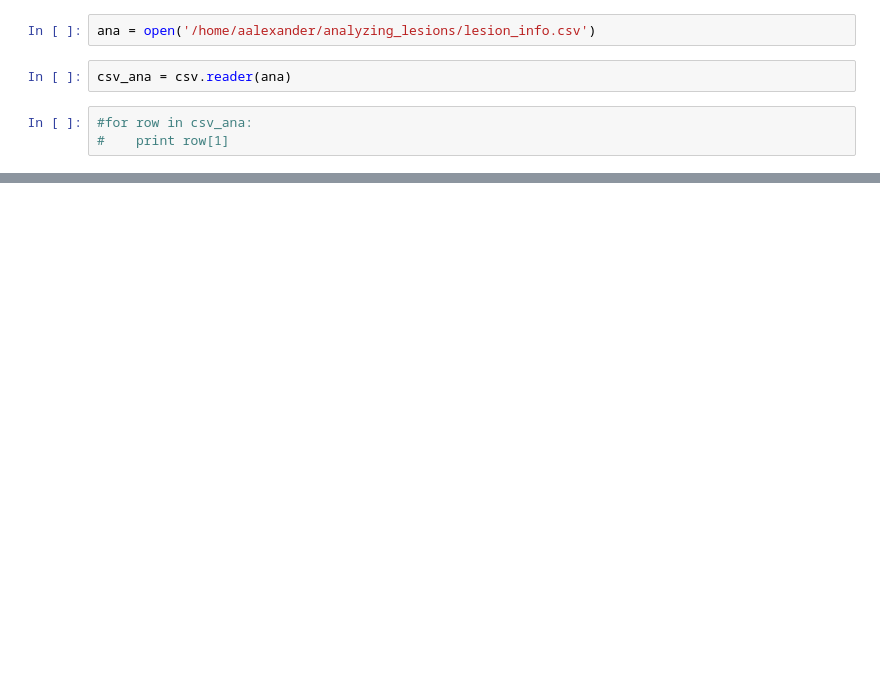
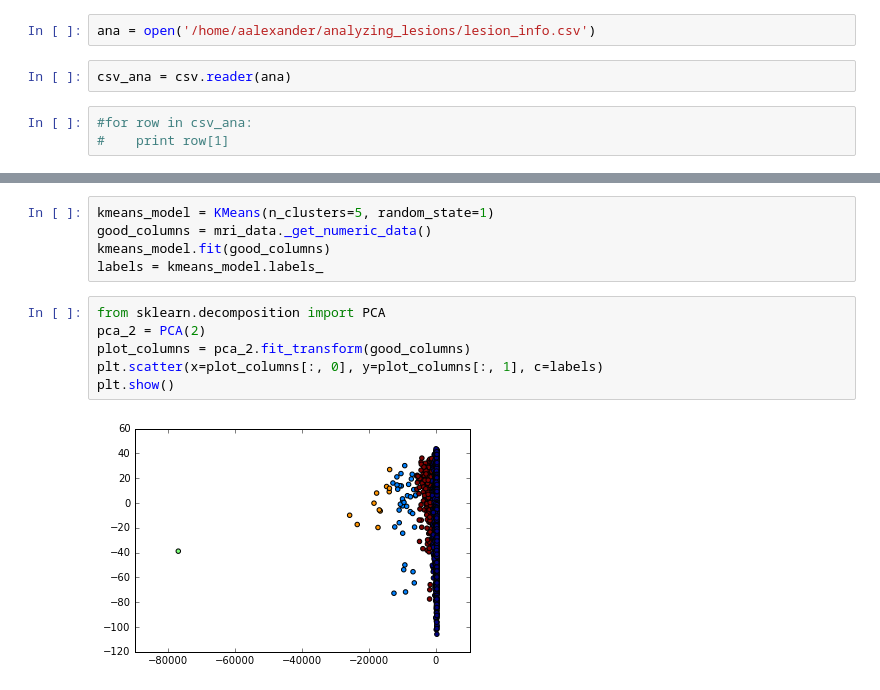
Before and after one commit to AmberMonique/stats, a Jupyter notebook: stats_notebook.ipynb, the cells around one changed output, grey strips where cells are left out. Drawn from its saved outputs; the diff is of its cells as text; blank space fills up the shorter version.

```diff
--- a/stats_notebook.ipynb
+++ b/stats_notebook.ipynb
@@ -196,0 +229,13 @@ AttributeError: '_csv.reader' object has no attribute 'load_digits'
+# %%
+kmeans_model = KMeans(n_clusters=5, random_state=1)
+good_columns = mri_data._get_numeric_data()
+kmeans_model.fit(good_columns)
+labels = kmeans_model.labels_
+# %%
+from sklearn.decomposition import PCA
+pca_2 = PCA(2)
+plot_columns = pca_2.fit_transform(good_columns)
+plt.scatter(x=plot_columns[:, 0], y=plot_columns[:, 1], c=labels)
+plt.show()
+# %% [output]
+[figure, added]
```
Also changed, not shown: parts of 25 cells of this notebook.
